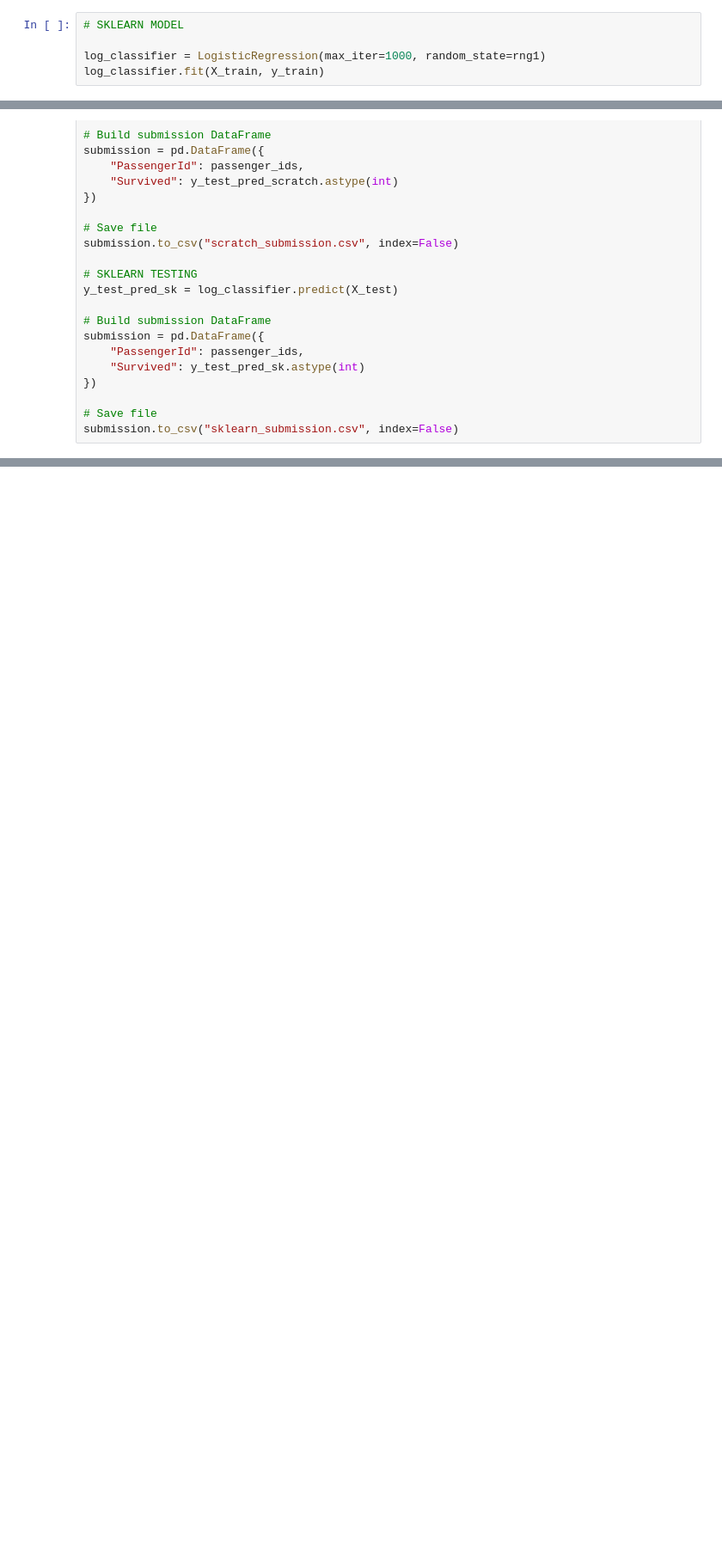
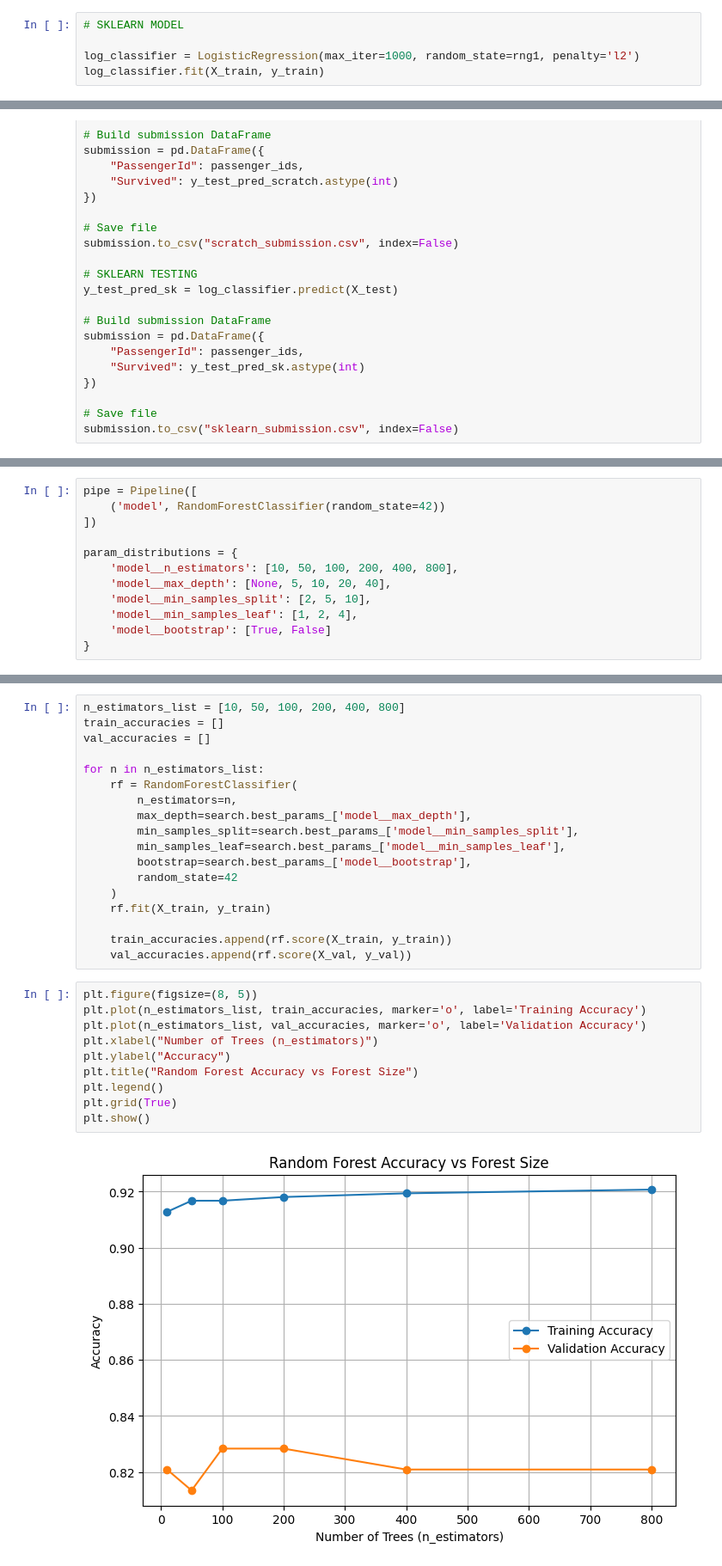
Before and after one commit to zebulonmcknight/CS325, a Jupyter notebook: HW2/hw2.ipynb, the cells around one changed output, grey strips where cells are left out. Shown at 86% size. Cells and saved outputs as stored; diff of their text form; blank space fills up the shorter version.

```diff
--- a/HW2/hw2.ipynb
+++ b/HW2/hw2.ipynb
@@ -146,7 +151,7 @@ X_train, X_val, y_train, y_val = train_test_split(X, y, test_size=0.15, random_s
 # %%
 # SKLEARN MODEL
 
-log_classifier = LogisticRegression(max_iter=1000, random_state=rng1)
+log_classifier = LogisticRegression(max_iter=1000, random_state=rng1, penalty='l2')
 log_classifier.fit(X_train, y_train)
 # %% [output]
 LogisticRegression(max_iter=1000,
@@ -394,0 +427,12 @@ print(matrix)
+# %%
+pipe = Pipeline([
+    ('model', RandomForestClassifier(random_state=42))
+])
+
+param_distributions = {
+    'model__n_estimators': [10, 50, 100, 200, 400, 800],
+    'model__max_depth': [None, 5, 10, 20, 40],
+    'model__min_samples_split': [2, 5, 10],
+    'model__min_samples_leaf': [1, 2, 4],
+    'model__bootstrap': [True, False]
+}
@@ -394,0 +461,30 @@ print(matrix)
+# %%
+n_estimators_list = [10, 50, 100, 200, 400, 800]
+train_accuracies = []
+val_accuracies = []
+
+for n in n_estimators_list:
+    rf = RandomForestClassifier(
+        n_estimators=n,
+        max_depth=search.best_params_['model__max_depth'],
+        min_samples_split=search.best_params_['model__min_samples_split'],
+        min_samples_leaf=search.best_params_['model__min_samples_leaf'],
+        bootstrap=search.best_params_['model__bootstrap'],
+        random_state=42
+    )
+    rf.fit(X_train, y_train)
+
+    train_accuracies.append(rf.score(X_train, y_train))
+    val_accuracies.append(rf.score(X_val, y_val))
+# %%
+plt.figure(figsize=(8, 5))
+plt.plot(n_estimators_list, train_accuracies, marker='o', label='Training Accuracy')
+plt.plot(n_estimators_list, val_accuracies, marker='o', label='Validation Accuracy')
+plt.xlabel("Number of Trees (n_estimators)")
+plt.ylabel("Accuracy")
+plt.title("Random Forest Accuracy vs Forest Size")
+plt.legend()
+plt.grid(True)
+plt.show()
+# %% [output]
+[figure, added]
```
Also changed, not shown: parts of 19 cells of this notebook.
